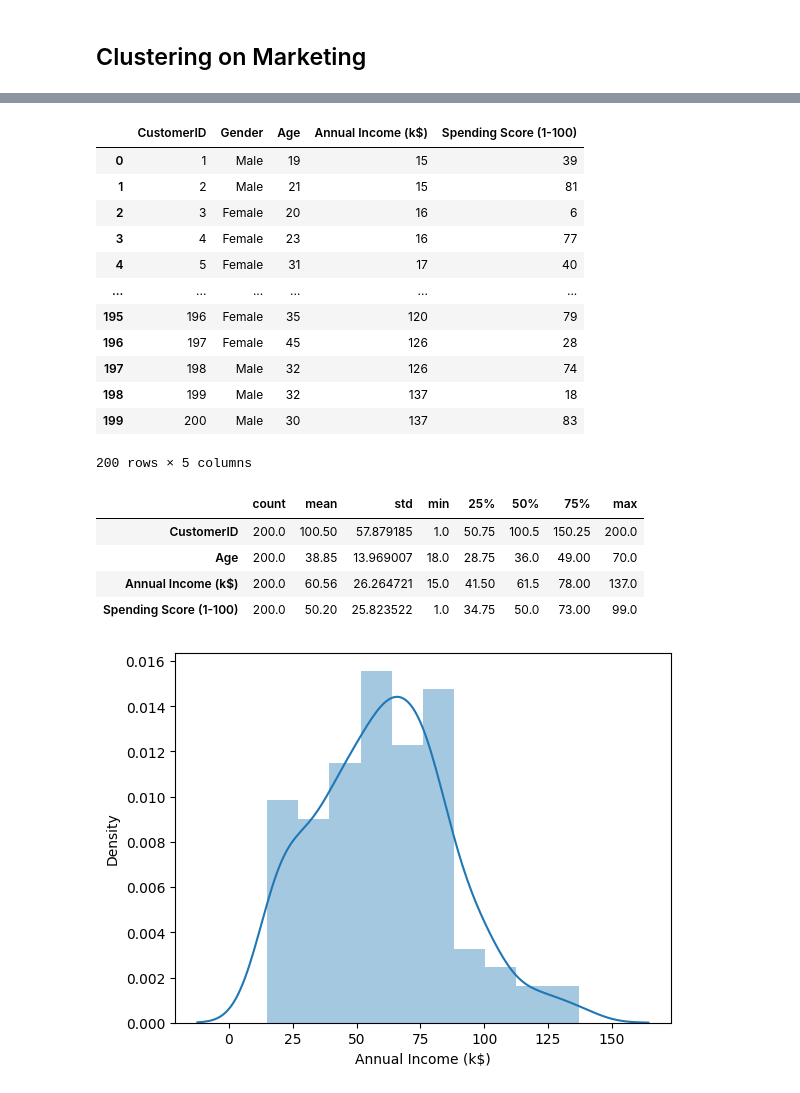
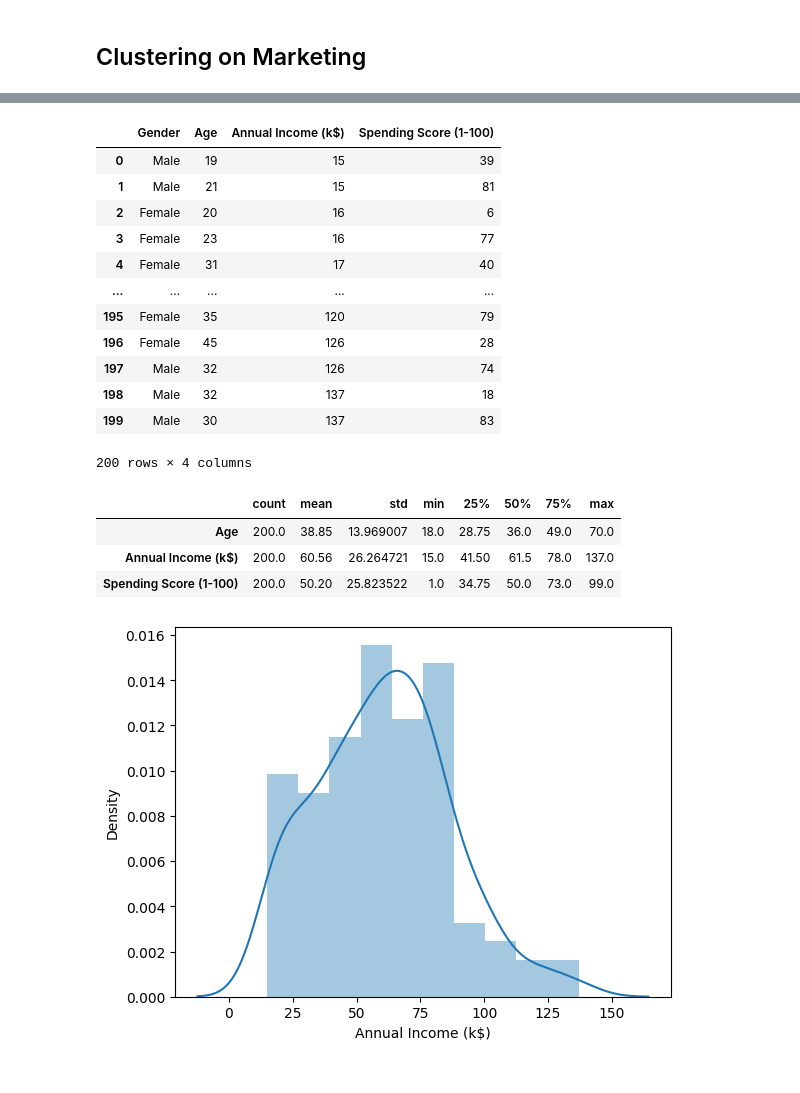
Before and after one commit to theredsilva/FISTIC2024, a Jupyter notebook: Less14/Clustering/03_Customer_segmentation-Klustering.ipynb, the cells around one changed output, grey strips where cells are left out. Cells and saved outputs as stored; diff of their text form; code cells hidden in the pictures.

```diff
--- a/Less14/Clustering/03_Customer_segmentation-Klustering.ipynb
+++ b/Less14/Clustering/03_Customer_segmentation-Klustering.ipynb
@@ -16,29 +16,29 @@ warnings.filterwarnings('ignore')
 path = 'https://frenzy86.s3.eu-west-2.amazonaws.com/python/data/Mall_Customers.csv'
 # %%
 df = pd.read_csv(path)
+df = df.drop(columns=['CustomerID'])
 df
 # %% [output]
-|  | CustomerID | Gender | Age | Annual Income (k$) | Spending Score (1-100) |
-| 0 | 1 | Male | 19 | 15 | 39 |
-| 1 | 2 | Male | 21 | 15 | 81 |
-| 2 | 3 | Female | 20 | 16 | 6 |
-| 3 | 4 | Female | 23 | 16 | 77 |
-| 4 | 5 | Female | 31 | 17 | 40 |
-| ... | ... | ... | ... | ... | ... |
-| 195 | 196 | Female | 35 | 120 | 79 |
-| 196 | 197 | Female | 45 | 126 | 28 |
-| 197 | 198 | Male | 32 | 126 | 74 |
-| 198 | 199 | Male | 32 | 137 | 18 |
-| 199 | 200 | Male | 30 | 137 | 83 |
+|  | Gender | Age | Annual Income (k$) | Spending Score (1-100) |
+| 0 | Male | 19 | 15 | 39 |
+| 1 | Male | 21 | 15 | 81 |
+| 2 | Female | 20 | 16 | 6 |
+| 3 | Female | 23 | 16 | 77 |
+| 4 | Female | 31 | 17 | 40 |
+| ... | ... | ... | ... | ... |
+| 195 | Female | 35 | 120 | 79 |
+| 196 | Female | 45 | 126 | 28 |
+| 197 | Male | 32 | 126 | 74 |
+| 198 | Male | 32 | 137 | 18 |
+| 199 | Male | 30 | 137 | 83 |
-200 rows × 5 columns
+200 rows × 4 columns
 # %%
 df.describe().T
 # %% [output]
 |  | count | mean | std | min | 25% | 50% | 75% | max |
-| CustomerID | 200.0 | 100.50 | 57.879185 | 1.0 | 50.75 | 100.5 | 150.25 | 200.0 |
-| Age | 200.0 | 38.85 | 13.969007 | 18.0 | 28.75 | 36.0 | 49.00 | 70.0 |
-| Annual Income (k$) | 200.0 | 60.56 | 26.264721 | 15.0 | 41.50 | 61.5 | 78.00 | 137.0 |
-| Spending Score (1-100) | 200.0 | 50.20 | 25.823522 | 1.0 | 34.75 | 50.0 | 73.00 | 99.0 |
+| Age | 200.0 | 38.85 | 13.969007 | 18.0 | 28.75 | 36.0 | 49.0 | 70.0 |
+| Annual Income (k$) | 200.0 | 60.56 | 26.264721 | 15.0 | 41.50 | 61.5 | 78.0 | 137.0 |
+| Spending Score (1-100) | 200.0 | 50.20 | 25.823522 | 1.0 | 34.75 | 50.0 | 73.0 | 99.0 |
 # %%
 import seaborn as sns
 
```
Also changed, not shown: parts of 18 cells of this notebook, 47 other files.
